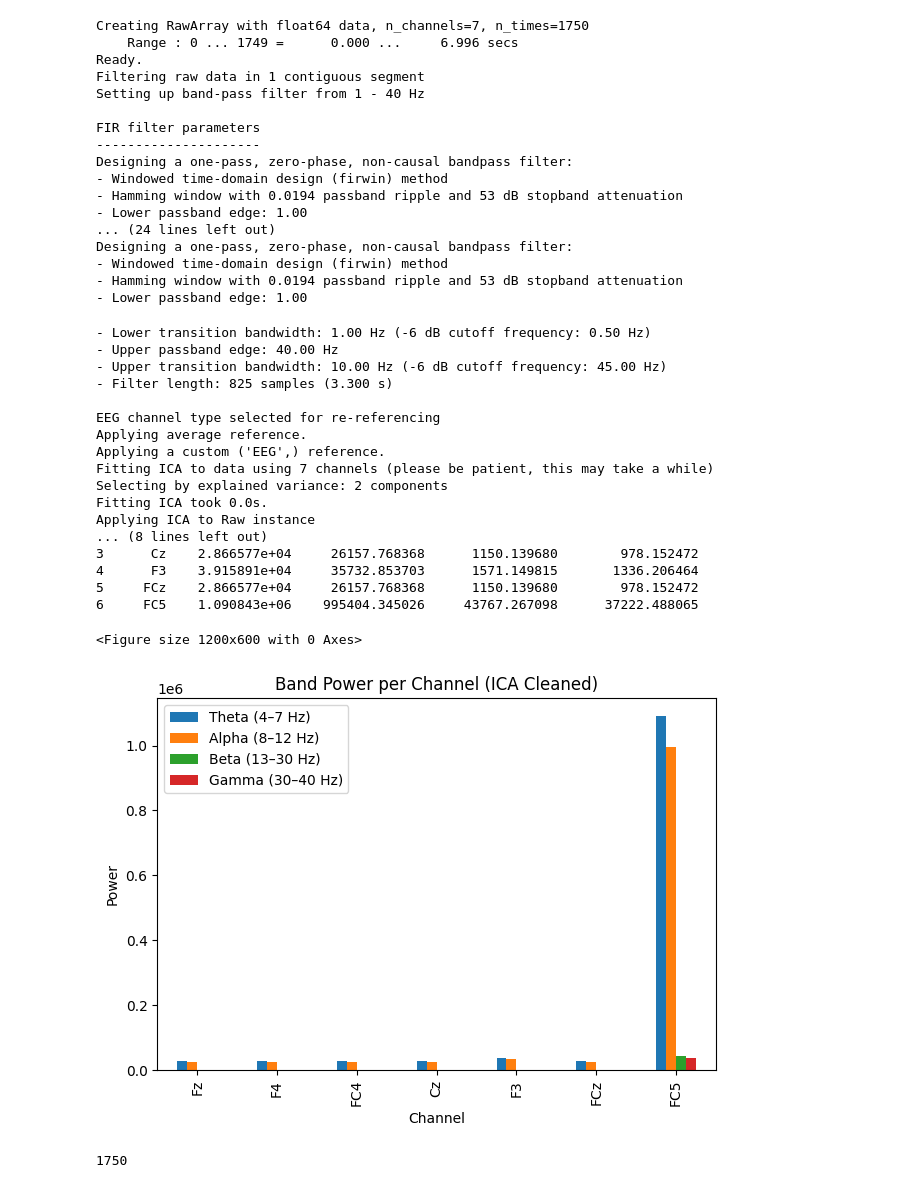
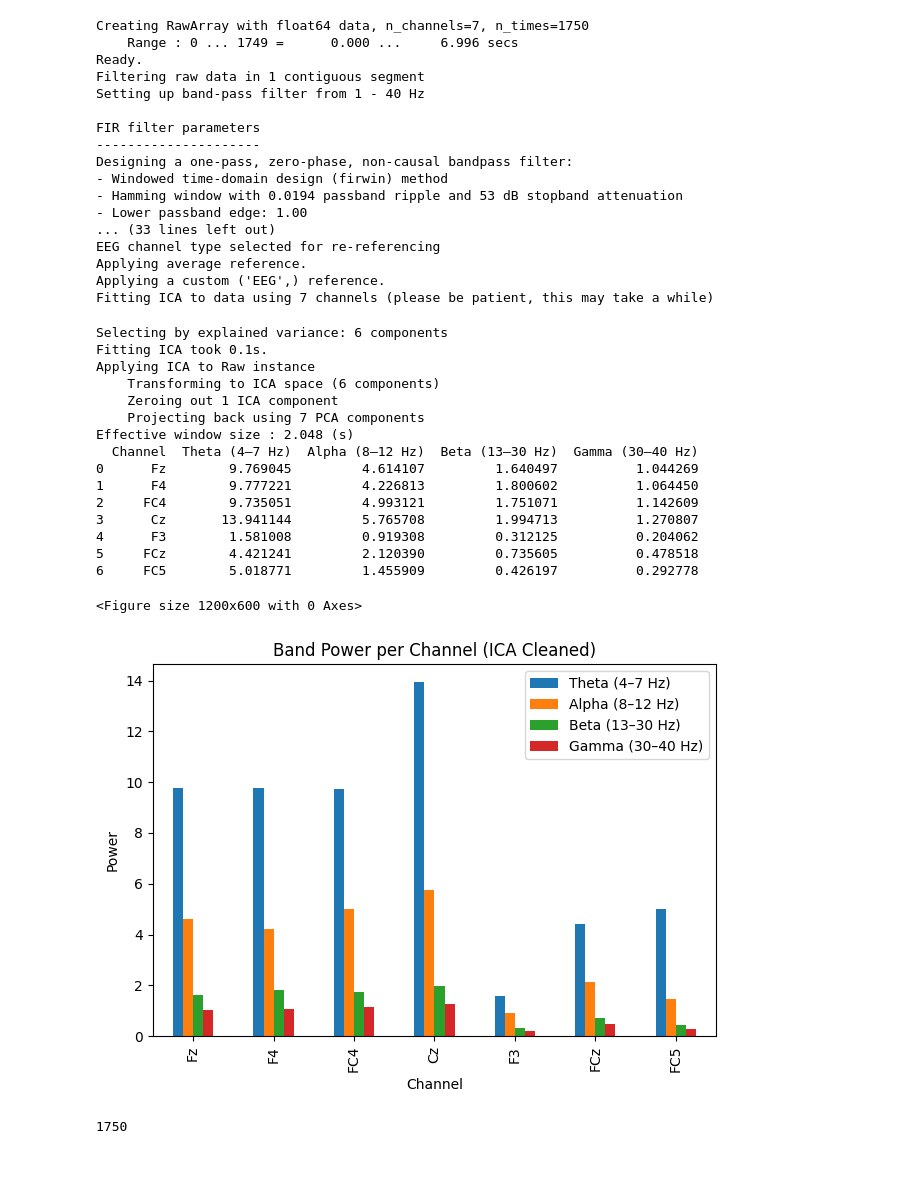
Before and after one commit to janetshin8030/OW_closedloop, a Jupyter notebook: PSDprocessing.ipynb, the cells around one changed output. Cells and saved outputs as stored; diff of their text form; code cells hidden in the pictures.

Commit message:
working demo 1119 + rebound calc ipynb

```diff
--- a/PSDprocessing.ipynb
+++ b/PSDprocessing.ipynb
@@ -6,8 +6,8 @@ import mne
 import os
 import pandas as pd
 
-base_dir = r"C:\Users\jshin\OW_closedloopLIFU\eeg_windows\demo_1129"
-
+base_dir = r"C:\Users\jshin\OW_closedloopLIFU\eeg_windows\raw\demo1119"
+windows = []
 # List all CSV files in the folder
 csv_files = [f for f in os.listdir(base_dir) if f.endswith(".csv")]
 
@@ -15,7 +15,7 @@ csv_files = [f for f in os.listdir(base_dir) if f.endswith(".csv")]
 csv_files.sort(key=lambda f: os.path.getctime(os.path.join(base_dir, f)))
 
 # Pick the first one
-first_file = csv_files[0]
+first_file = csv_files[2]
 
 # Full path
 first_path = os.path.join(base_dir, first_file)
@@ -23,4 +23,3 @@ first_path = os.path.join(base_dir, first_file)
 # Load it
 full_eeg_df = pd.read_csv(first_path)
 full_eeg_df = full_eeg_df.drop(['Time', 't_rel', 'idx'], axis = 1)
-full_eeg_df
@@ -86,7 +71,7 @@ raw.set_eeg_reference('average')
 
 # 5. ICA
 ica = mne.preprocessing.ICA(
-    n_components= 0.99999,
+    n_components= 0.99999999,
     random_state=97,
     max_iter='auto'
 )
@@ -122,55 +107,53 @@ bands_df = pd.DataFrame({
     'Channel': ch_names,
     'Theta (4–7 Hz)': theta,
     'Alpha (8–12 Hz)': alpha,
     'Beta (13–30 Hz)': beta,
     'Gamma (30–40 Hz)': gamma
 })
 
 print(bands_df)
 
 plt.figure(figsize=(12, 6))
 bands_df.set_index('Channel').plot(kind='bar')
 plt.ylabel('Power')
 plt.title('Band Power per Channel (ICA Cleaned)')
 plt.tight_layout()
 plt.show()
 # %% [output]
 Creating RawArray with float64 data, n_channels=7, n_times=1750
     Range : 0 ... 1749 =      0.000 ...     6.996 secs
 Ready.
 Filtering raw data in 1 contiguous segment
 Setting up band-pass filter from 1 - 40 Hz
 
 FIR filter parameters
 ---------------------
 Designing a one-pass, zero-phase, non-causal bandpass filter:
 - Windowed time-domain design (firwin) method
 - Hamming window with 0.0194 passband ripple and 53 dB stopband attenuation
 - Lower passband edge: 1.00
-... (24 lines left out)
-Designing a one-pass, zero-phase, non-causal bandpass filter:
-- Windowed time-domain design (firwin) method
-- Hamming window with 0.0194 passband ripple and 53 dB stopband attenuation
-- Lower passband edge: 1.00
+... (33 lines left out)
+EEG channel type selected for re-referencing
+Applying average reference.
+Applying a custom ('EEG',) reference.
+Fitting ICA to data using 7 channels (please be patient, this may take a while)
-- Lower transition bandwidth: 1.00 Hz (-6 dB cutoff frequency: 0.50 Hz)
-- Upper passband edge: 40.00 Hz
-- Upper transition bandwidth: 10.00 Hz (-6 dB cutoff frequency: 45.00 Hz)
-- Filter length: 825 samples (3.300 s)
-
-EEG channel type selected for re-referencing
-Applying average reference.
-Applying a custom ('EEG',) reference.
-Fitting ICA to data using 7 channels (please be patient, this may take a while)
-Selecting by explained variance: 2 components
-Fitting ICA took 0.0s.
+Selecting by explained variance: 6 components
+Fitting ICA took 0.1s.
 Applying ICA to Raw instance
-... (8 lines left out)
-3      Cz    2.866577e+04     26157.768368      1150.139680        978.152472
-4      F3    3.915891e+04     35732.853703      1571.149815       1336.206464
-5     FCz    2.866577e+04     26157.768368      1150.139680        978.152472
-6     FC5    1.090843e+06    995404.345026     43767.267098      37222.488065
+    Transforming to ICA space (6 components)
+    Zeroing out 1 ICA component
+    Projecting back using 7 PCA components
+Effective window size : 2.048 (s)
+  Channel  Theta (4–7 Hz)  Alpha (8–12 Hz)  Beta (13–30 Hz)  Gamma (30–40 Hz)
+0      Fz        9.769045         4.614107         1.640497          1.044269
+1      F4        9.777221         4.226813         1.800602          1.064450
+2     FC4        9.735051         4.993121         1.751071          1.142609
+3      Cz       13.941144         5.765708         1.994713          1.270807
+4      F3        1.581008         0.919308         0.312125          0.204062
+5     FCz        4.421241         2.120390         0.735605          0.478518
+6     FC5        5.018771         1.455909         0.426197          0.292778
 <Figure size 1200x600 with 0 Axes>
-[figure, old version]
+[figure, new version]
 # %%
 len(data[0])
 # %% [output]
```
Also changed, not shown: parts of 8 cells of this notebook, 48 other files.
